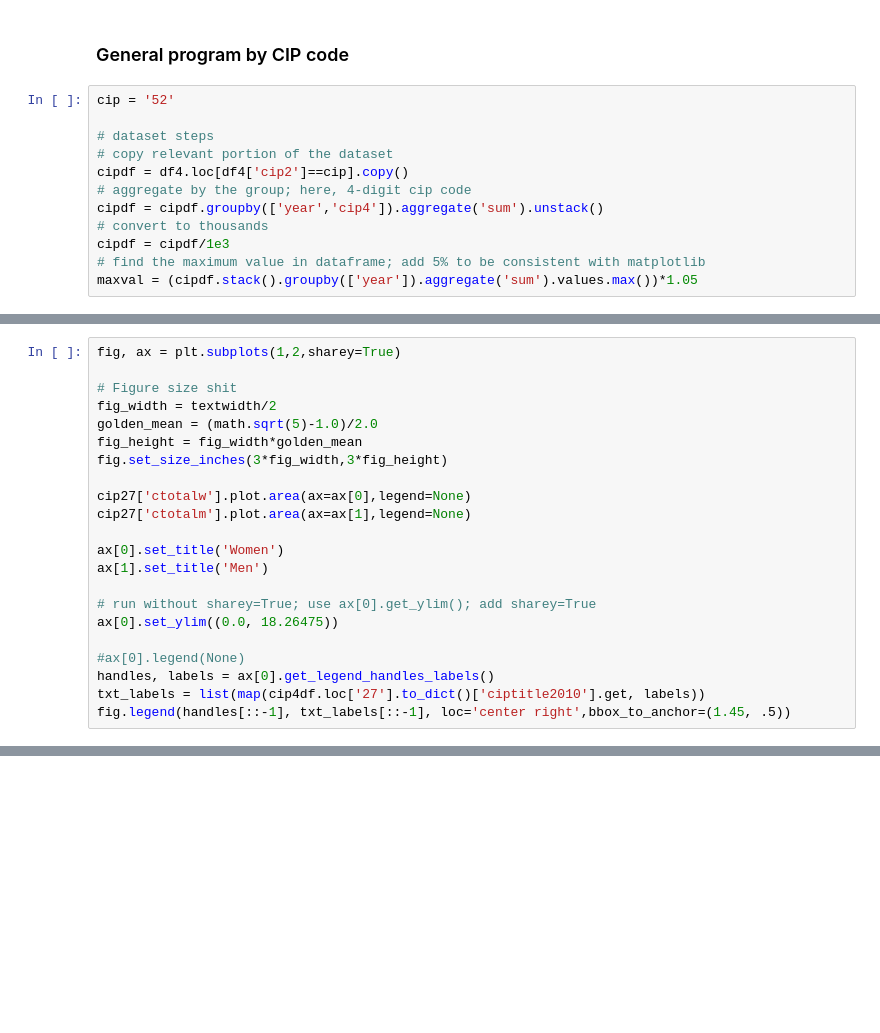
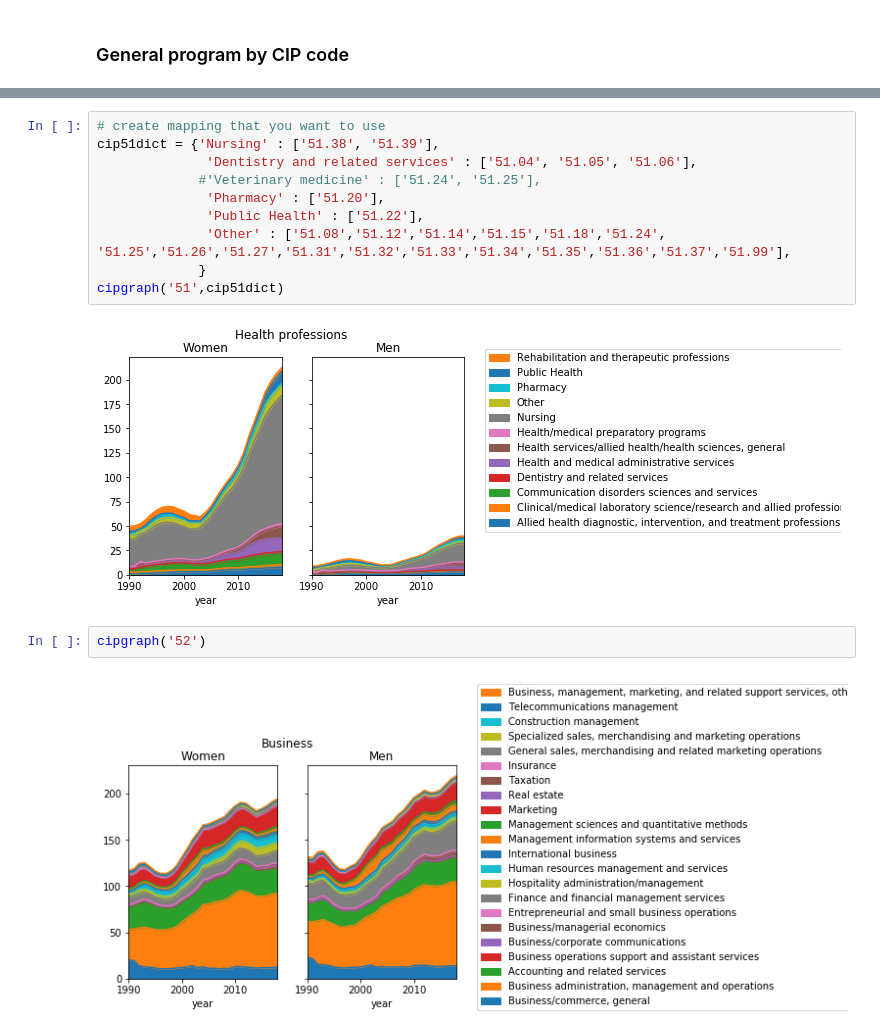
Before and after one commit to tara-sullivan/hcs, a Jupyter notebook: code/ipeds/ipeds_trends.ipynb, the cells around one changed output, grey strips where cells are left out. Drawn from its saved outputs; the diff is of its cells as text; blank space fills up the shorter version.

Commit message:
Created program for stacked graphs

```diff
--- a/code/ipeds/ipeds_trends.ipynb
+++ b/code/ipeds/ipeds_trends.ipynb
@@ -320,14 +263,2 @@ fig.legend(handles[::-1], labels[::-1], loc='center right',bbox_to_anchor=(1.6,
 # %% [markdown]
 ### General program by CIP code
-# %%
-cip = '52'
-
-# dataset steps
-# copy relevant portion of the dataset
-cipdf = df4.loc[df4['cip2']==cip].copy()
-# aggregate by the group; here, 4-digit cip code
-cipdf = cipdf.groupby(['year','cip4']).aggregate('sum').unstack()
-# convert to thousands
-cipdf = cipdf/1e3
-# find the maximum value in dataframe; add 5% to be consistent with matplotlib
-maxval = (cipdf.stack().groupby(['year']).aggregate('sum').values.max())*1.05
@@ -451,22 +264,0 @@ ax[1].get_ylim()
-# %%
-fig, ax = plt.subplots(1,2,sharey=True)
-
-# Figure size shit
-fig_width = textwidth/2
-golden_mean = (math.sqrt(5)-1.0)/2.0
-fig_height = fig_width*golden_mean
-fig.set_size_inches(3*fig_width,3*fig_height)
-
-cip27['ctotalw'].plot.area(ax=ax[0],legend=None)
-cip27['ctotalm'].plot.area(ax=ax[1],legend=None)
-
-ax[0].set_title('Women')
-ax[1].set_title('Men')
-
-# run without sharey=True; use ax[0].get_ylim(); add sharey=True
-ax[0].set_ylim((0.0, 18.26475))
-
-#ax[0].legend(None)
-handles, labels = ax[0].get_legend_handles_labels()
-txt_labels = list(map(cip4df.loc['27'].to_dict()['ciptitle2010'].get, labels))
-fig.legend(handles[::-1], txt_labels[::-1], loc='center right',bbox_to_anchor=(1.45, .5))
@@ -477,0 +328,16 @@ fig.legend(handles[::-1], txt_labels[::-1], loc='center right',bbox_to_anchor=(1
+# %%
+# create mapping that you want to use
+cip51dict = {'Nursing' : ['51.38', '51.39'],
+              'Dentistry and related services' : ['51.04', '51.05', '51.06'],
+             #'Veterinary medicine' : ['51.24', '51.25'],
+              'Pharmacy' : ['51.20'],
+              'Public Health' : ['51.22'],
+              'Other' : ['51.08','51.12','51.14','51.15','51.18','51.24', '51.25','51.26','51.27','51.31','51.32','51.33','51.34','51.35','51.36','51.37','51.99'],
+             }
+cipgraph('51',cip51dict)
+# %% [output]
+[figure, added]
+# %%
+cipgraph('52')
+# %% [output]
+[figure, added]
```
Also changed, not shown: parts of 30 cells of this notebook.
